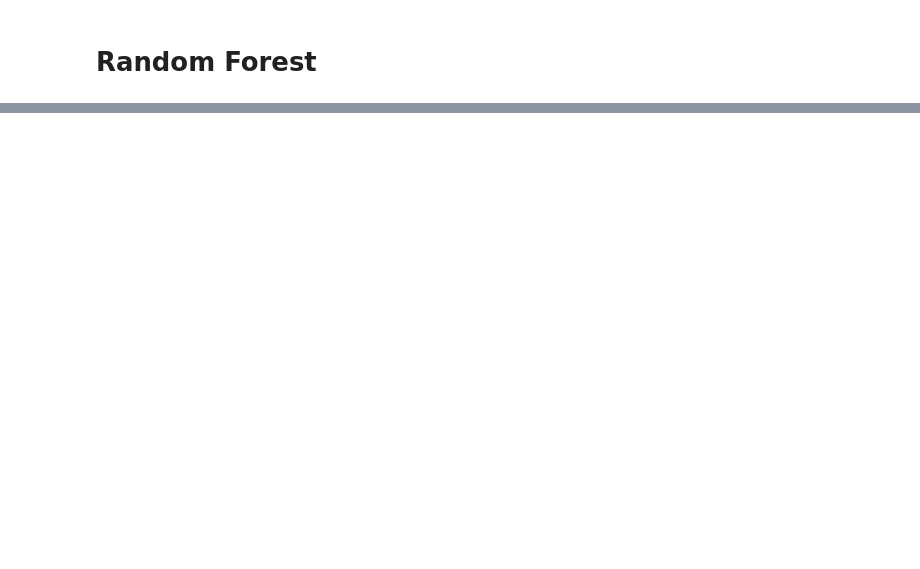
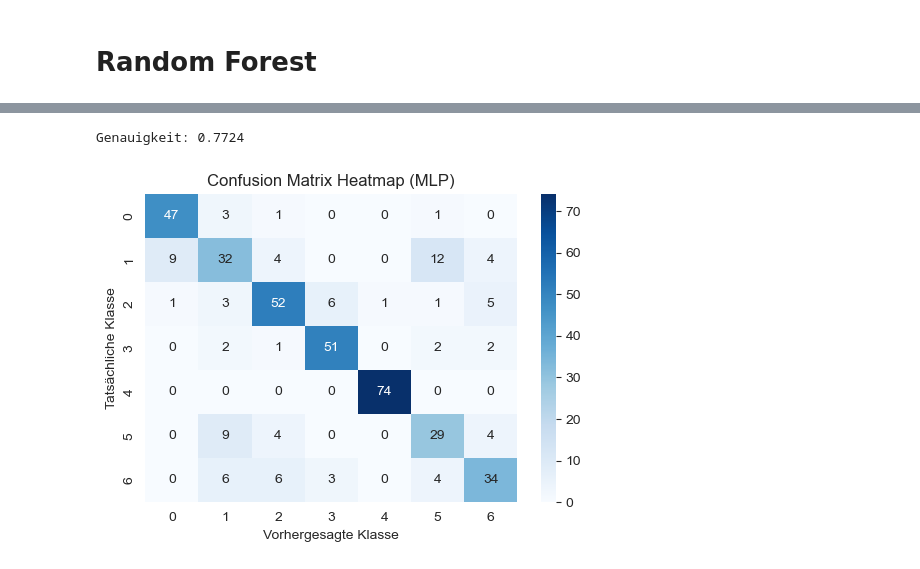
Before and after one commit to Niklas-Wag/Sleep_DSAI, a Jupyter notebook: ObesityPrediction.ipynb, the cells around one changed output, grey strips where cells are left out. Cells and saved outputs as stored; diff of their text form; code cells hidden in the pictures; blank space fills up the shorter version.

```diff
--- a/ObesityPrediction.ipynb
+++ b/ObesityPrediction.ipynb
@@ -246,0 +255,41 @@ plt.show()
+# %%
+from sklearn.neural_network import MLPClassifier
+from sklearn.model_selection import train_test_split
+from sklearn.preprocessing import StandardScaler
+from sklearn.metrics import accuracy_score, classification_report, confusion_matrix
+import seaborn as sns
+import matplotlib.pyplot as plt
+
+# Features und Target definieren
+X = obesity_categorized.drop(columns=['Obesity'])
+y = obesity_categorized['Obesity']
+
+# Skalieren der numerischen Werte
+scaler = StandardScaler()
+X_scaled = scaler.fit_transform(X)
+
+# Train-Test-Split
+X_train, X_test, y_train, y_test = train_test_split(X_scaled, y, test_size=0.2, random_state=42)
+
+# MLP-Modell trainieren
+mlp_model = MLPClassifier() # Standardwerte
+mlp_model.fit(X_train, y_train)
+
+# Vorhersage und Evaluierung
+y_pred = mlp_model.predict(X_test)
+accuracy = accuracy_score(y_test, y_pred)
+print(f"Genauigkeit: {accuracy:.4f}")
+
+# Confusion Matrix
+cm = confusion_matrix(y_test, y_pred)
+
+# Heatmap der Confusion Matrix
+plt.figure(figsize=(6, 4))
+sns.heatmap(cm, annot=True, fmt="d", cmap="Blues")
+plt.xlabel("Vorhergesagte Klasse")
+plt.ylabel("Tatsächliche Klasse")
+plt.title("Confusion Matrix Heatmap (MLP)")
+plt.show()
+# %% [output]
+Genauigkeit: 0.7724
+[figure, added]
```
Also changed, not shown: parts of 8 cells of this notebook.
